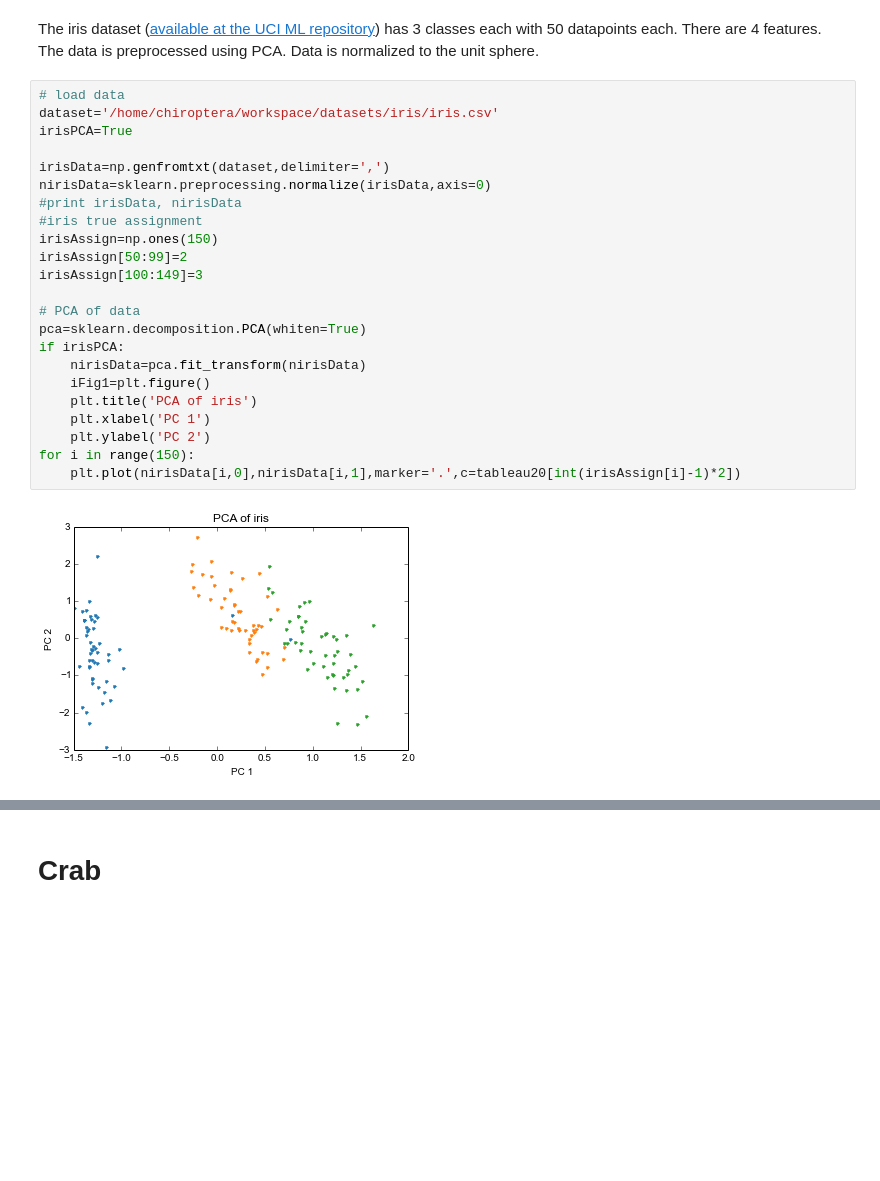
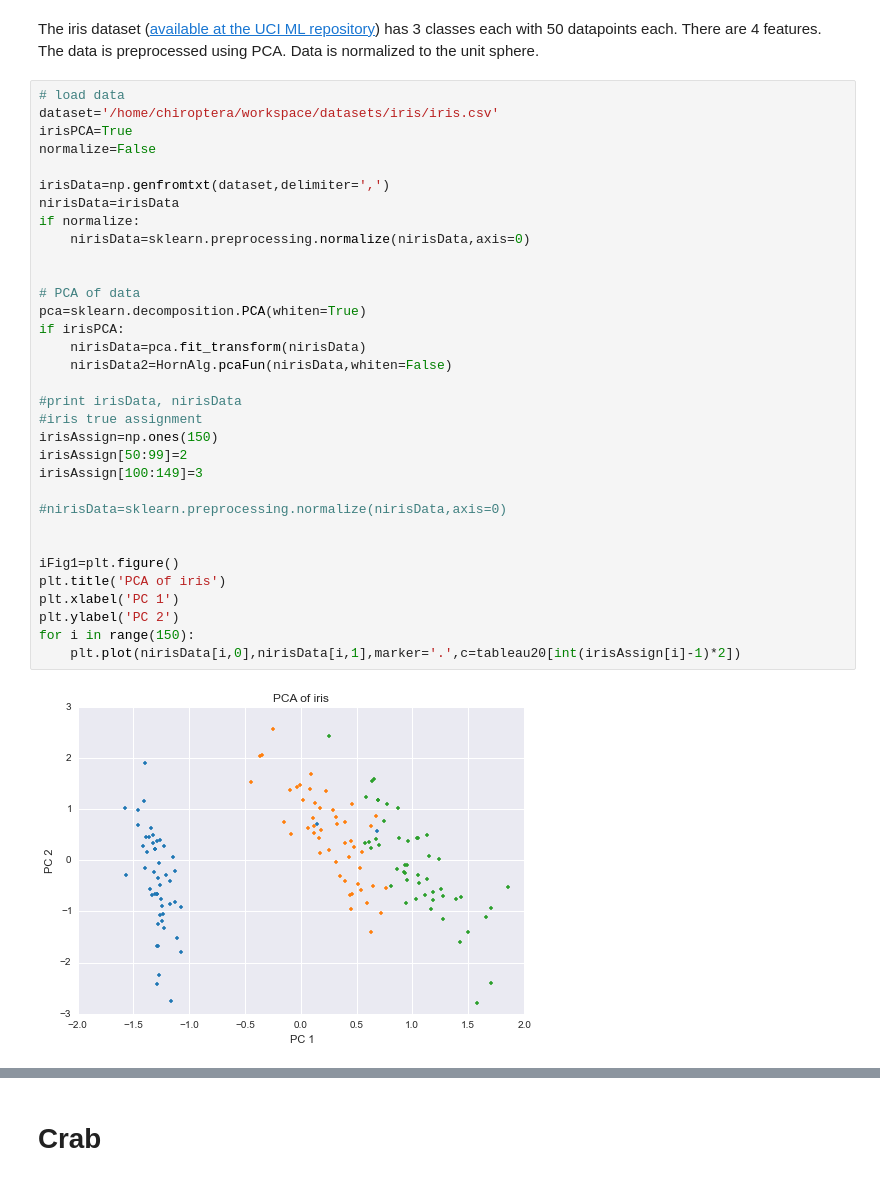
Before and after one commit to diogo-aos/QCThesis, a Jupyter notebook: notebooks/Horn.ipynb, the cells around one changed output, grey strips where cells are left out. Drawn from its saved outputs; the diff is of its cells as text; blank space fills up the shorter version.

```diff
--- a/notebooks/Horn.ipynb
+++ b/notebooks/Horn.ipynb
@@ -71,25 +110,35 @@ The iris dataset ([available at the UCI ML repository](http://archive.ics.uci.ed
 # %%
 # load data
 dataset='/home/chiroptera/workspace/datasets/iris/iris.csv'
 irisPCA=True
+normalize=False
 
 irisData=np.genfromtxt(dataset,delimiter=',')
-nirisData=sklearn.preprocessing.normalize(irisData,axis=0)
+nirisData=irisData
+if normalize:
+    nirisData=sklearn.preprocessing.normalize(nirisData,axis=0)
+
+
+# PCA of data
+pca=sklearn.decomposition.PCA(whiten=True)
+if irisPCA:
+    nirisData=pca.fit_transform(nirisData)
+    nirisData2=HornAlg.pcaFun(nirisData,whiten=False)
+
 #print irisData, nirisData
 #iris true assignment
 irisAssign=np.ones(150)
 irisAssign[50:99]=2
 irisAssign[100:149]=3
 
-# PCA of data
-pca=sklearn.decomposition.PCA(whiten=True)
-if irisPCA:
-    nirisData=pca.fit_transform(nirisData)
-    iFig1=plt.figure()
-    plt.title('PCA of iris')
-    plt.xlabel('PC 1')
-    plt.ylabel('PC 2')
+#nirisData=sklearn.preprocessing.normalize(nirisData,axis=0)
+
+
+iFig1=plt.figure()
+plt.title('PCA of iris')
+plt.xlabel('PC 1')
+plt.ylabel('PC 2')
 for i in range(150):
     plt.plot(nirisData[i,0],nirisData[i,1],marker='.',c=tableau20[int(irisAssign[i]-1)*2])
 # %% [output]
-[figure, old version]
+[figure, new version]
```
Also changed, not shown: parts of 22 cells of this notebook, 13 other files.
